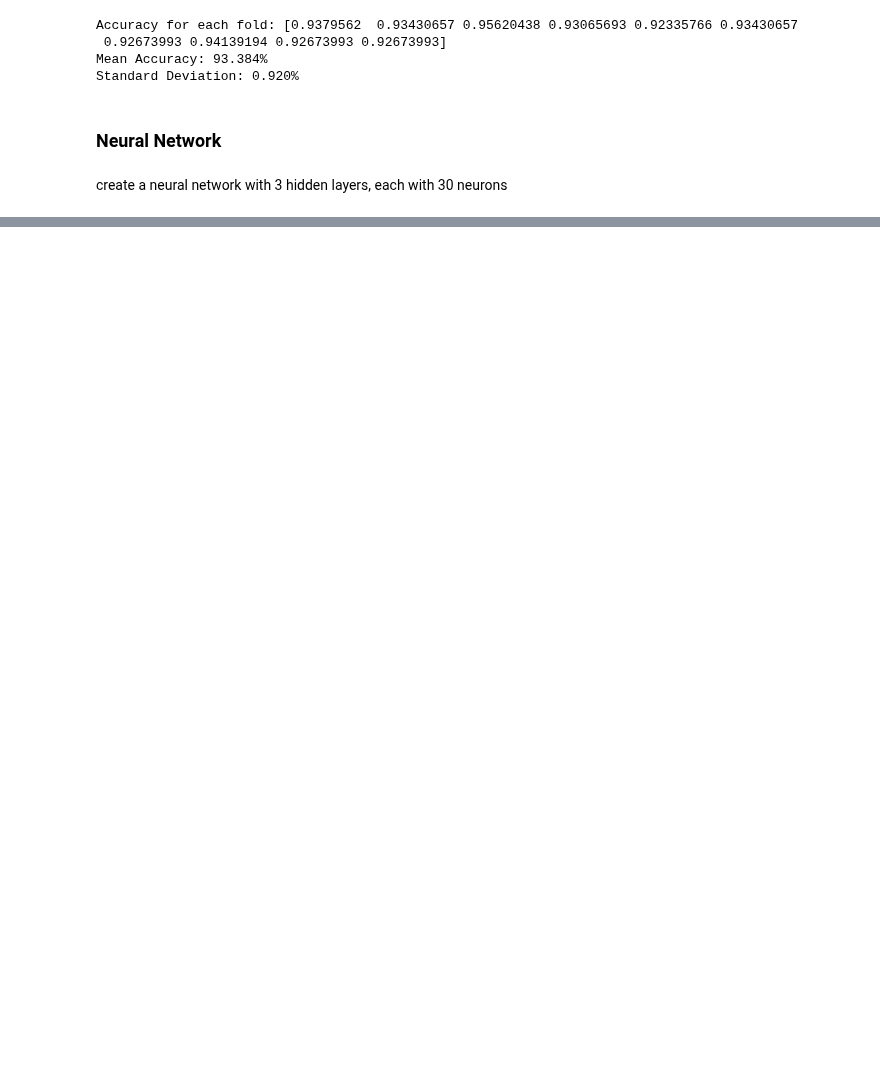
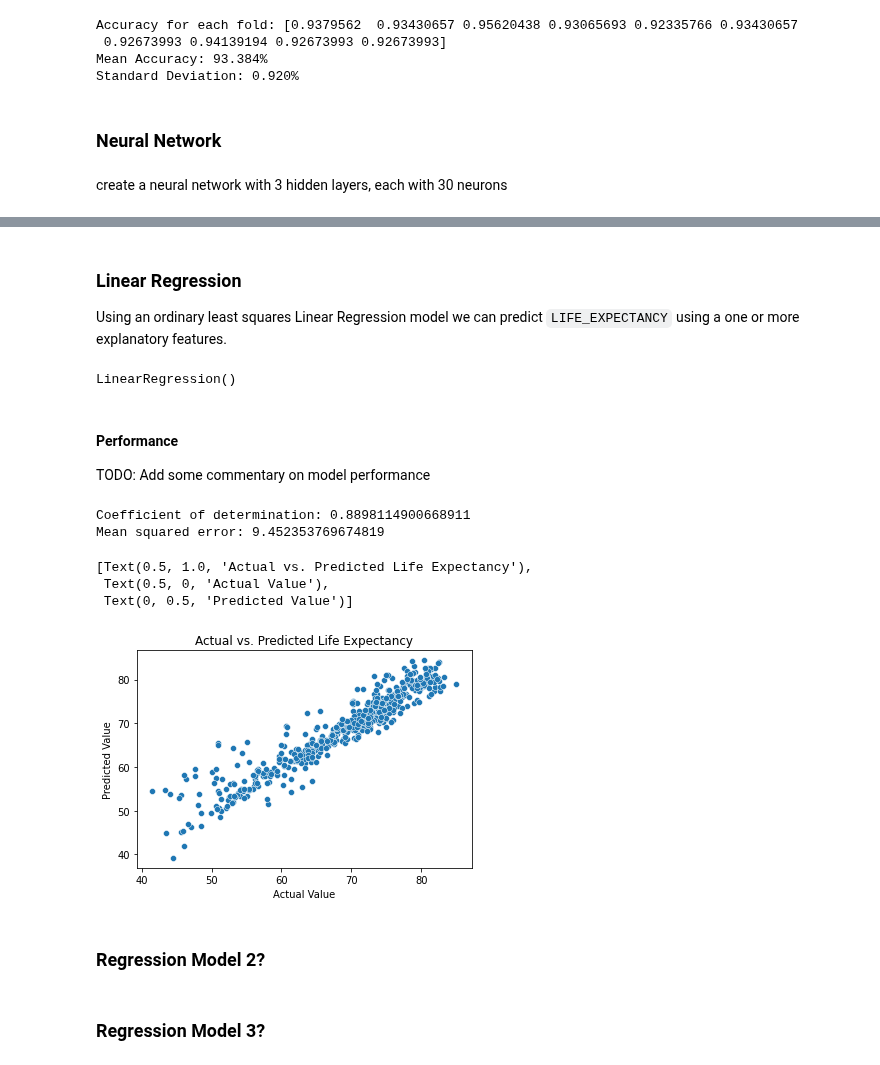
Before and after one commit to HoManCode/Group2-SIT307, a Jupyter notebook: Task 3/A3 Machine Learning.ipynb, the cells around one changed output, grey strips where cells are left out. Saved outputs shown, nothing was run; the diff lists cells and outputs as text; code cells hidden in the pictures; blank space fills up the shorter version.

Commit message:
added a linear regression model

```diff
--- a/Task 3/A3 Machine Learning.ipynb
+++ b/Task 3/A3 Machine Learning.ipynb
@@ -152,0 +161,48 @@ weighted avg       0.97      0.97      0.97       548
+# %%
+# Pull the required columns from the source dataset.
+reg_life_df = life_df[["STATUS", "LIFE_EXPECTANCY", "ALCOHOL", "ADULT_MORTALITY", "BMI", "INFANT_DEATHS", "SCHOOLING"]]
+reg_life_df = reg_life_df.dropna()
+
+# Define our x (independent) and y (dependent) variables for our regression models.
+x = reg_life_df[["STATUS", "ALCOHOL", "ADULT_MORTALITY", "BMI", "INFANT_DEATHS", "SCHOOLING"]]
+y = reg_life_df["LIFE_EXPECTANCY"]
+# %%
+# Split our dataset into training and testing samples. We are using 80% for training and 20% for testing.
+# NOTE: Using a the "random_state" parameter ensures we get repeatable results for each execution.
+x_train, x_test, y_train, y_test = train_test_split(x, y, test_size=0.2, random_state=42)
+# %% [markdown]
+### Linear Regression
+
+Using an ordinary least squares Linear Regression model we can predict `LIFE_EXPECTANCY` using a one or more explanatory features.
+# %%
+# Create and train the ordinary least squares Linear Regression model based on our training data.
+linear_regression = LinearRegression()
+linear_regression.fit(x_train, y_train)
+# %% [output]
+LinearRegression()
+# %%
+# Run a prediction using our testing data.
+y_pred = linear_regression.predict(x_test)
+# %% [markdown]
+#### Performance
+
+TODO: Add some commentary on model performance
+# %%
+print(f"Coefficient of determination: {r2_score(y_test, y_pred)}")
+print(f"Mean squared error: {mean_squared_error(y_test, y_pred)}")
+# %% [output]
+Coefficient of determination: 0.8898114900668911
+Mean squared error: 9.452353769674819
+# %%
+# Plot actual vs predicted values.
+plot = sns.scatterplot(x=y_test, y=y_pred)
+plot.set(title="Actual vs. Predicted Life Expectancy", xlabel="Actual Value", ylabel="Predicted Value")
+# %% [output]
+[Text(0.5, 1.0, 'Actual vs. Predicted Life Expectancy'),
+ Text(0.5, 0, 'Actual Value'),
+ Text(0, 0.5, 'Predicted Value')]
+[figure, added]
+# %% [markdown]
+### Regression Model 2?
+# %% [markdown]
+### Regression Model 3?
```
Also changed, not shown: parts of 9 cells of this notebook.
